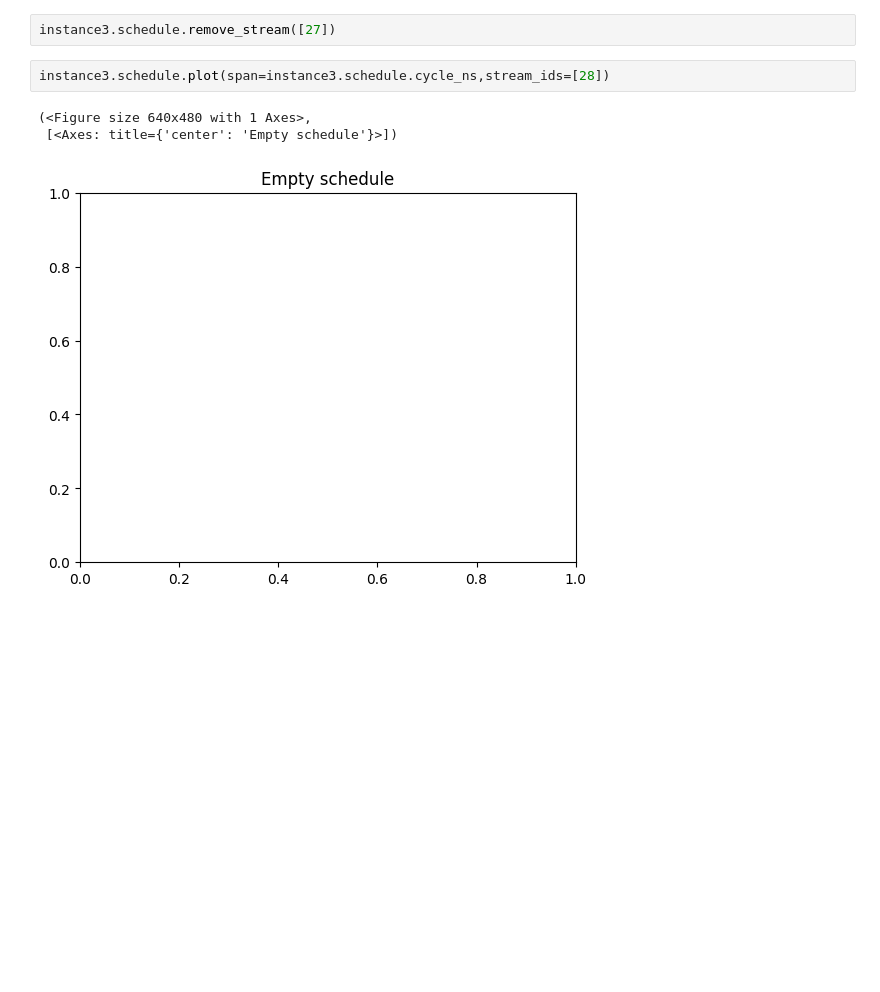
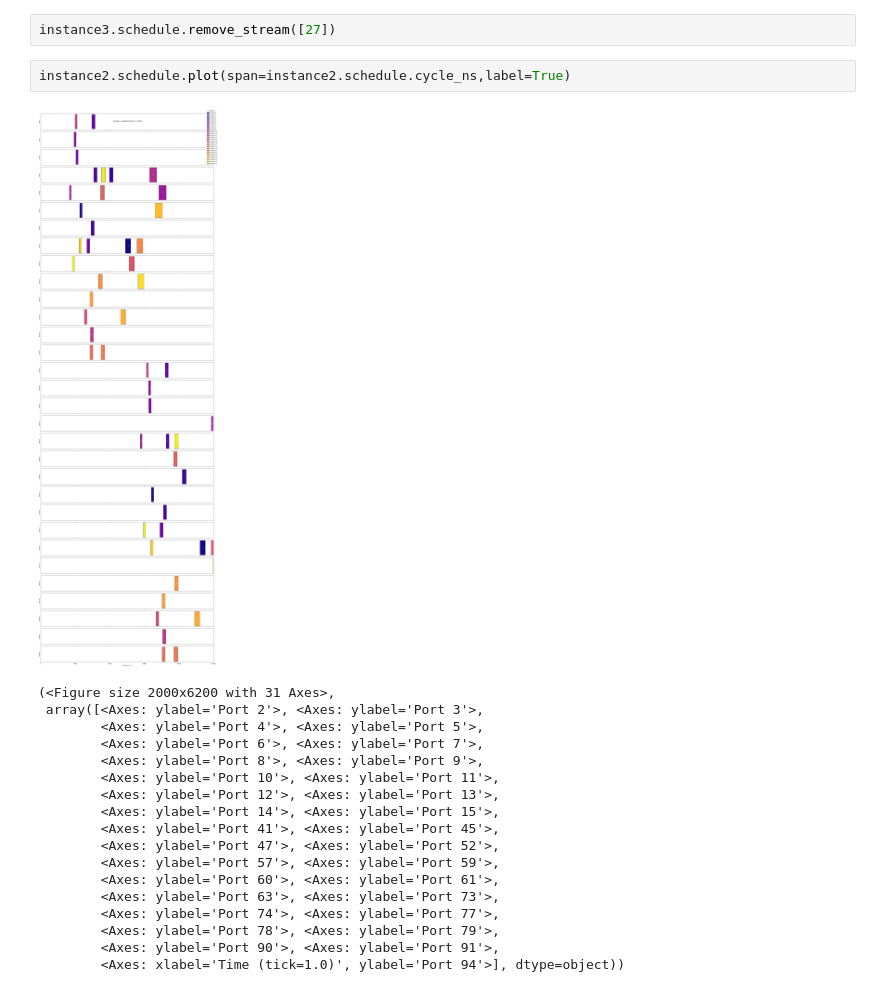
Before and after one commit to TSNTools/TSN_optimizer_platform, a Jupyter notebook: test_conversion.ipynb, the cells around one changed output. Cells and saved outputs as stored; diff of their text form; blank space fills up the shorter version.

```diff
--- a/test_conversion.ipynb
+++ b/test_conversion.ipynb
@@ -381,8 +381,23 @@ instance3.remove_stream([29])
 # %%
 instance3.schedule.remove_stream([27])
 # %%
-instance3.schedule.plot(span=instance3.schedule.cycle_ns,stream_ids=[28])
+instance2.schedule.plot(span=instance2.schedule.cycle_ns,label=True)
 # %% [output]
+[figure, new version]
-(<Figure size 640x480 with 1 Axes>,
- [<Axes: title={'center': 'Empty schedule'}>])
+(<Figure size 2000x6200 with 31 Axes>,
+ array([<Axes: ylabel='Port 2'>, <Axes: ylabel='Port 3'>,
+        <Axes: ylabel='Port 4'>, <Axes: ylabel='Port 5'>,
+        <Axes: ylabel='Port 6'>, <Axes: ylabel='Port 7'>,
+        <Axes: ylabel='Port 8'>, <Axes: ylabel='Port 9'>,
+        <Axes: ylabel='Port 10'>, <Axes: ylabel='Port 11'>,
+        <Axes: ylabel='Port 12'>, <Axes: ylabel='Port 13'>,
+        <Axes: ylabel='Port 14'>, <Axes: ylabel='Port 15'>,
+        <Axes: ylabel='Port 41'>, <Axes: ylabel='Port 45'>,
+        <Axes: ylabel='Port 47'>, <Axes: ylabel='Port 52'>,
+        <Axes: ylabel='Port 57'>, <Axes: ylabel='Port 59'>,
+        <Axes: ylabel='Port 60'>, <Axes: ylabel='Port 61'>,
+        <Axes: ylabel='Port 63'>, <Axes: ylabel='Port 73'>,
+        <Axes: ylabel='Port 74'>, <Axes: ylabel='Port 77'>,
+        <Axes: ylabel='Port 78'>, <Axes: ylabel='Port 79'>,
+        <Axes: ylabel='Port 90'>, <Axes: ylabel='Port 91'>,
+        <Axes: xlabel='Time (tick=1.0)', ylabel='Port 94'>], dtype=object))
-[figure, old version]
```
Also changed, not shown: parts of 21 cells of this notebook, 8 other files.
